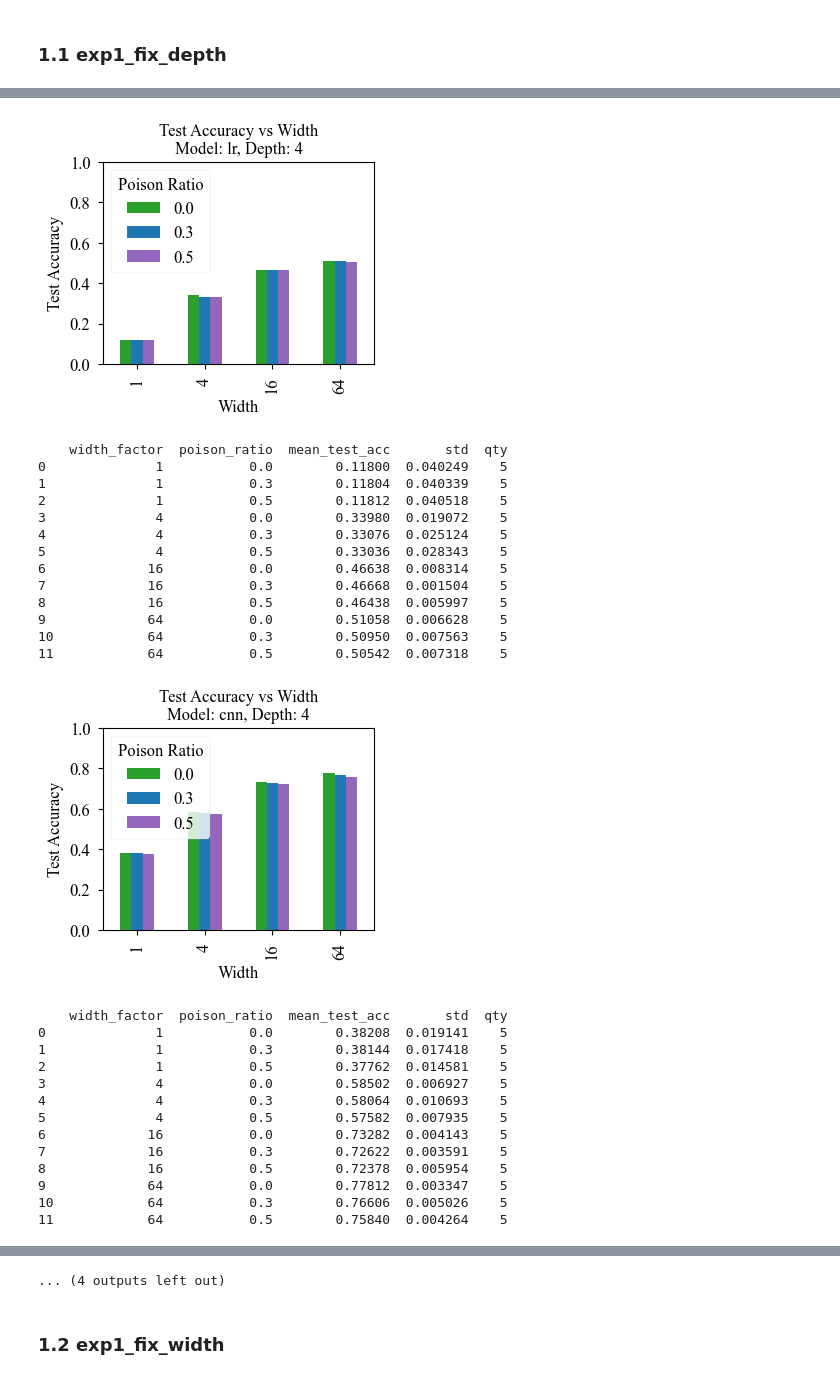
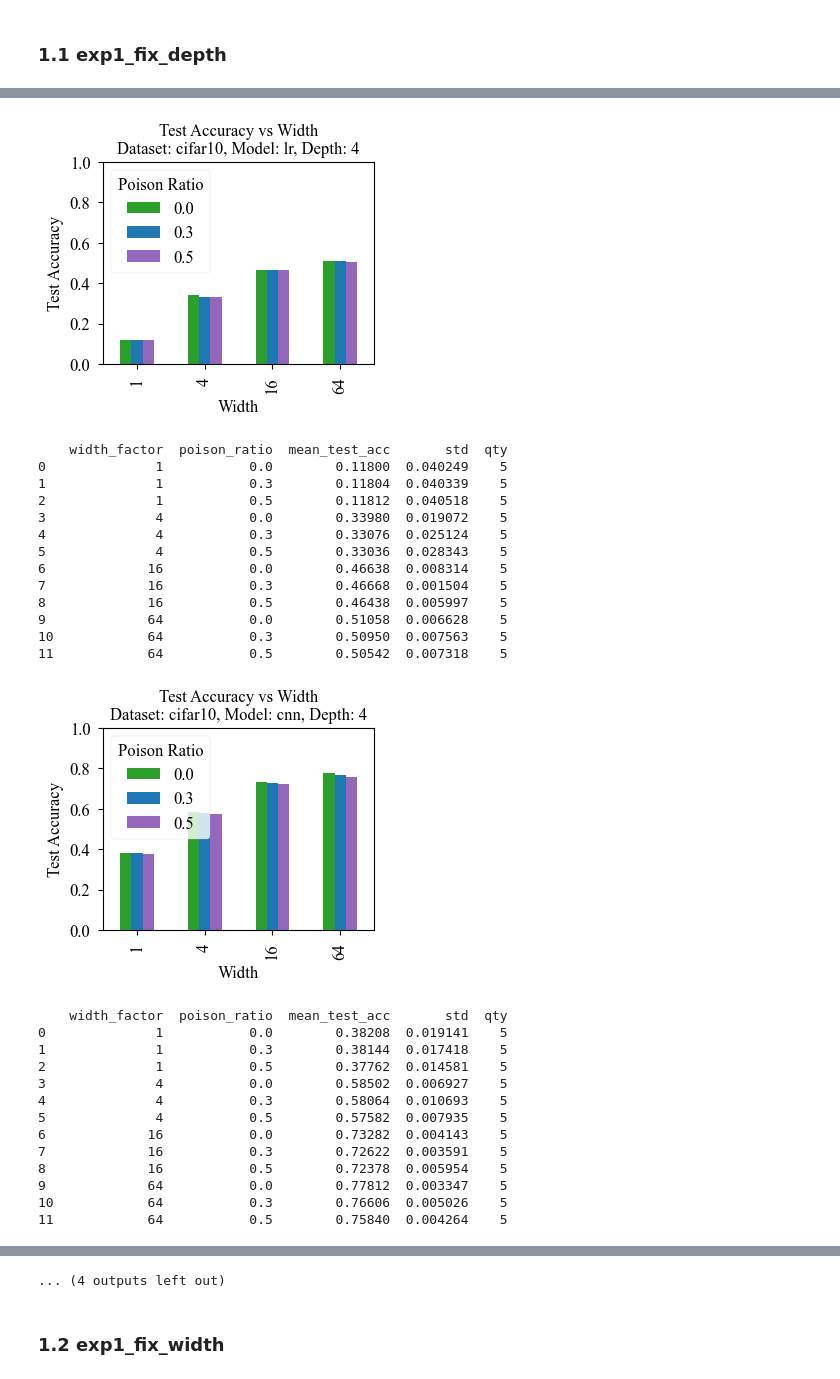
Before and after one commit to VitavatV/poisoning_attack_analysis, a Jupyter notebook: experiment_analysis_summary.ipynb, the cells around one changed output, grey strips where cells are left out. Saved outputs shown, nothing was run; the diff lists cells and outputs as text; code cells hidden in the pictures.

```diff
--- a/experiment_analysis_summary.ipynb
+++ b/experiment_analysis_summary.ipynb
@@ -105,11 +105,11 @@ def save_ieee_figure(fig, filename, width=IEEE_DOUBLE_COLUMN):
 # %% [markdown]
 ### 1.1 exp1_fix_depth
 # %%
-
+dataset = 'cifar10'
 for depth in [1, 4, 16, 64]:
     for model_type in ['lr', 'cnn']:
         exp1_data = df[df['phase'] == 'exp1_vary_width'].copy()
-        exp1_data = exp1_data[exp1_data['dataset'] == 'cifar10']
+        exp1_data = exp1_data[exp1_data['dataset'] == dataset]
 
         exp1_data = exp1_data[exp1_data['model_type'] == model_type]
         exp1_data = exp1_data[exp1_data['depth'] == depth]
@@ -130,11 +130,11 @@ for depth in [1, 4, 16, 64]:
         colors = ['tab:green', 'tab:blue', 'tab:purple', 'tab:orange', 'tab:red']
         mean_test_acc_pivot.plot(kind='bar', figsize=(8, 6), color=colors)
         plt.ylim(0, 1)
-        plt.title(f'Test Accuracy vs Width\nModel: {model_type}, Depth: {depth}')
+        plt.title(f'Test Accuracy vs Width\nDataset: {dataset}, Model: {model_type}, Depth: {depth}')
         plt.xlabel('Width')
         plt.ylabel('Test Accuracy')
         plt.legend(title='Poison Ratio')
-        save_ieee_figure(plt.gcf(), 'exp1_vary_width_test_acc_model_{}_depth_{}'.format(model_type, depth), width=IEEE_SINGLE_COLUMN)
+        save_ieee_figure(plt.gcf(), 'exp1_vary_width_test_acc_model_{}_dataset_{}_depth_{}'.format(model_type, dataset, depth), width=IEEE_SINGLE_COLUMN)
         plt.show()
 
         # table mean_test_acc avg vs fix width 1,4,16,64, color by poison_ratio and qty
@@ -158,31 +158,31 @@ for depth in [1, 4, 16, 64]:
     width_factor  poison_ratio  mean_test_acc       std  qty
 0              1           0.0        0.36962  0.013937    5
 1              1           0.3        0.36554  0.012748    5
 2              1           0.5        0.36288  0.012503    5
 3              4           0.0        0.52378  0.010302    5
 4              4           0.3        0.51768  0.008605    5
 5              4           0.5        0.51384  0.007970    5
 6             16           0.0        0.61226  0.006805    5
 7             16           0.3        0.60554  0.006207    5
 8             16           0.5        0.59712  0.004750    5
 9             64           0.0        0.59264  0.005435    5
 10            64           0.3        0.59356  0.005112    5
 11            64           0.5        0.57224  0.007784    5
-[figure, old version]
+[figure, new version]
     width_factor  poison_ratio  mean_test_acc       std  qty
 0              1           0.0        0.11800  0.040249    5
 1              1           0.3        0.11804  0.040339    5
 2              1           0.5        0.11812  0.040518    5
 3              4           0.0        0.33980  0.019072    5
 4              4           0.3        0.33076  0.025124    5
 5              4           0.5        0.33036  0.028343    5
 6             16           0.0        0.46638  0.008314    5
 7             16           0.3        0.46668  0.001504    5
 8             16           0.5        0.46438  0.005997    5
 9             64           0.0        0.51058  0.006628    5
 10            64           0.3        0.50950  0.007563    5
 11            64           0.5        0.50542  0.007318    5
-[figure, old version]
+[figure, new version]
     width_factor  poison_ratio  mean_test_acc       std  qty
 0              1           0.0        0.38208  0.019141    5
 1              1           0.3        0.38144  0.017418    5
```
Also changed, not shown: parts of 8 cells of this notebook, 13 other files.
